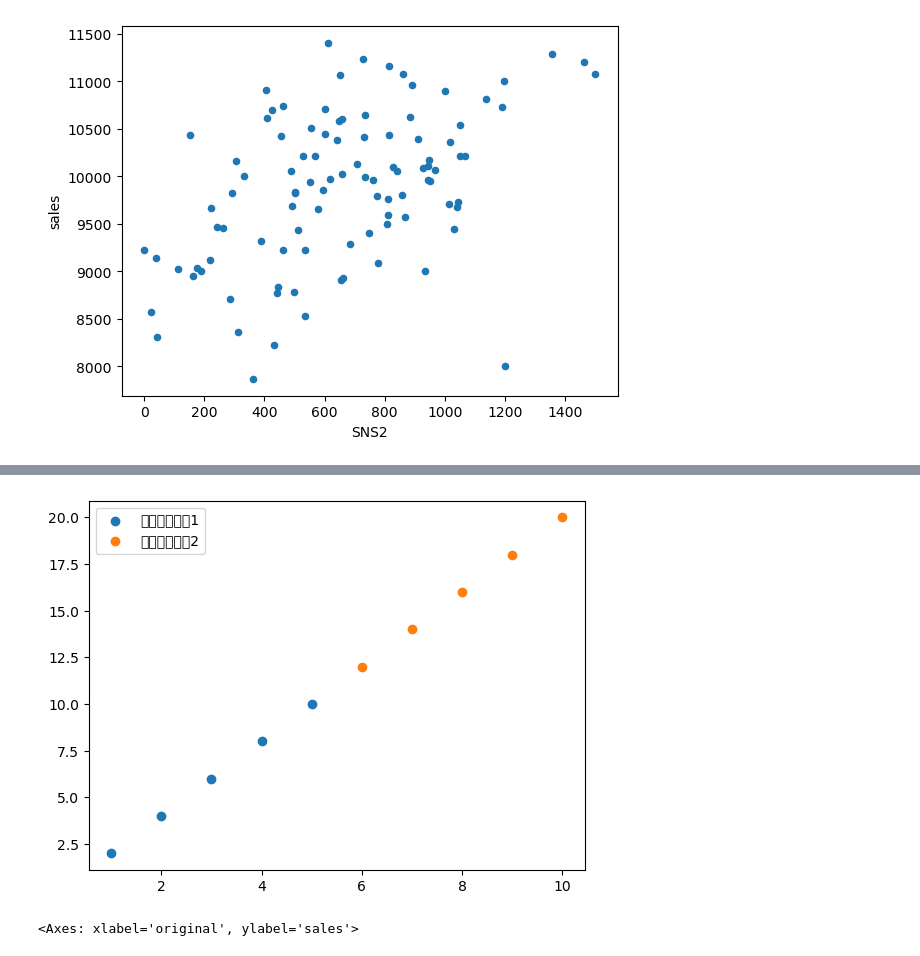
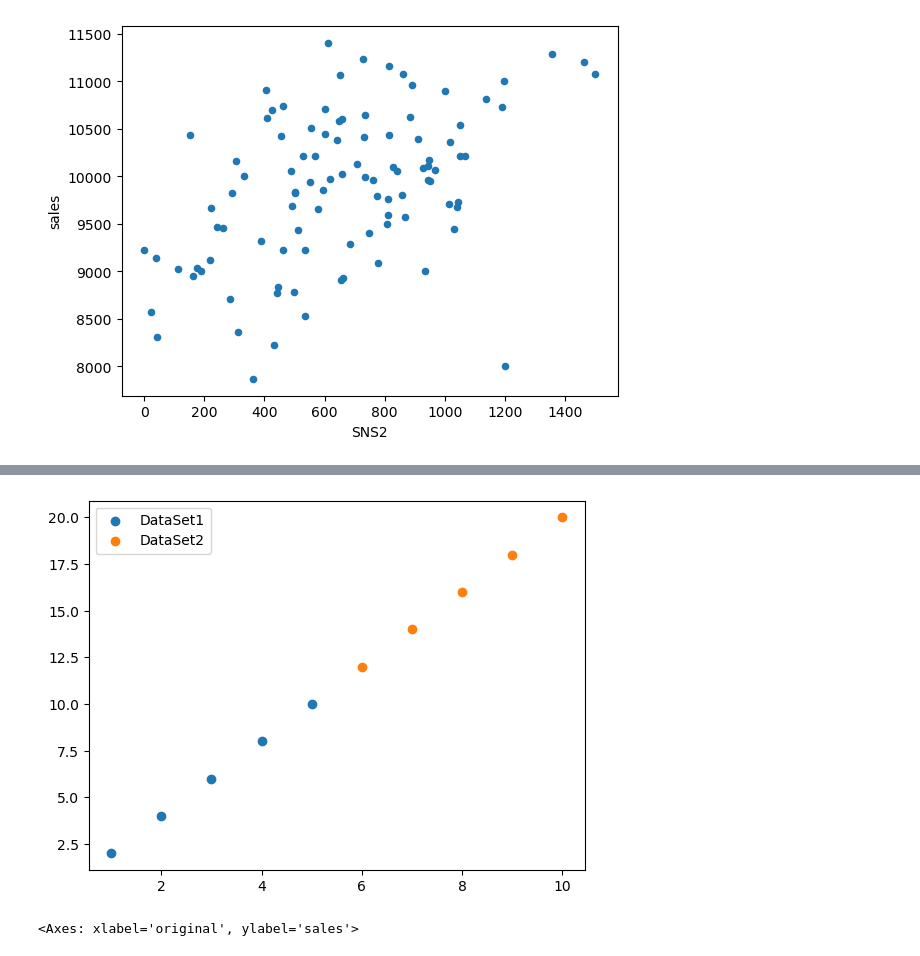
Before and after one commit to ahiru3test/aiai, a Jupyter notebook: notebook/sukkiri-ml-codes/ipynb/chap06a.ipynb, the cells around one changed output, grey strips where cells are left out. Saved outputs shown, nothing was run; the diff lists cells and outputs as text; code cells hidden in the pictures.

```diff
--- a/notebook/sukkiri-ml-codes/ipynb/chap06a.ipynb
+++ b/notebook/sukkiri-ml-codes/ipynb/chap06a.ipynb
@@ -48,3 +48,22 @@ df2.plot(kind = 'scatter', x = 'SNS2', y = 'sales')
 # %% [output]
 <Axes: xlabel='SNS2', ylabel='sales'>
 [figure]
+# %%
+import matplotlib.pyplot as plt
+import matplotlib.font_manager
+
+# 現在のフォントを取得
+# fontname = plt.gca().get_fontname()
+# fontname = plt.gca().tick_params()['font']['family'] if plt.gca().tick_params()['font'] else str(None)
+
+# 現在のフォントを取得
+fontname = matplotlib.font_manager.FontProperties(
+    family=plt.rcParams['font.family']).get_name()
+if (fontname is None or fontname == "DejaVu Sans"):
+    plt.rcParams['font.family'] = 'DejaVu Sans'
+    # plt.rcParams['font.family'] = 'IPAmjMincho'
+
+# fontname = plt.gca().tick_params()['font']['family'] if plt.gca().tick_params()['font'] else 'Sans Serif'
+
+# フォント名を出力
+print(fontname)
@@ -51,27 +77,27 @@ df2.plot(kind = 'scatter', x = 'SNS2', y = 'sales')
 # %%
 import matplotlib.pyplot as plt
 
 # データを生成
 x1 = [1, 2, 3, 4, 5]
 y1 = [2, 4, 6, 8, 10]
 
 x2 = [6, 7, 8, 9, 10]
 y2 = [12, 14, 16, 18, 20]
 
 # サブプロットを作成
 fig, ax = plt.subplots()
 
 # 散布図をプロット
-ax.scatter(x1, y1, label="データセット1")
-ax.scatter(x2, y2, label="データセット2")
+ax.scatter(x1, y1, label="DataSet1")
+ax.scatter(x2, y2, label="DataSet2")
 
 # 凡例を表示
 plt.legend()
 
 # グラフを表示
 plt.show()
 # %% [output]
-[figure, old version]
+[figure, new version]
 # %%
 df2.plot(kind = 'scatter', x = 'SNS1', y = 'sales')
 df2.plot(kind = 'scatter', x = 'SNS2', y = 'sales')
```
Also changed, not shown: parts of 5 cells of this notebook, 4 other files.
